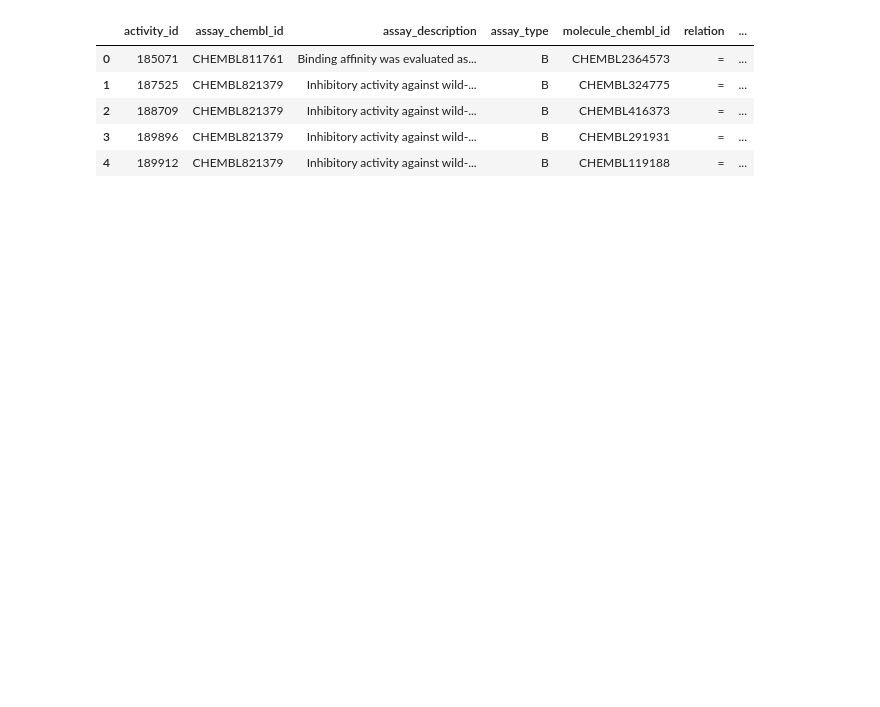
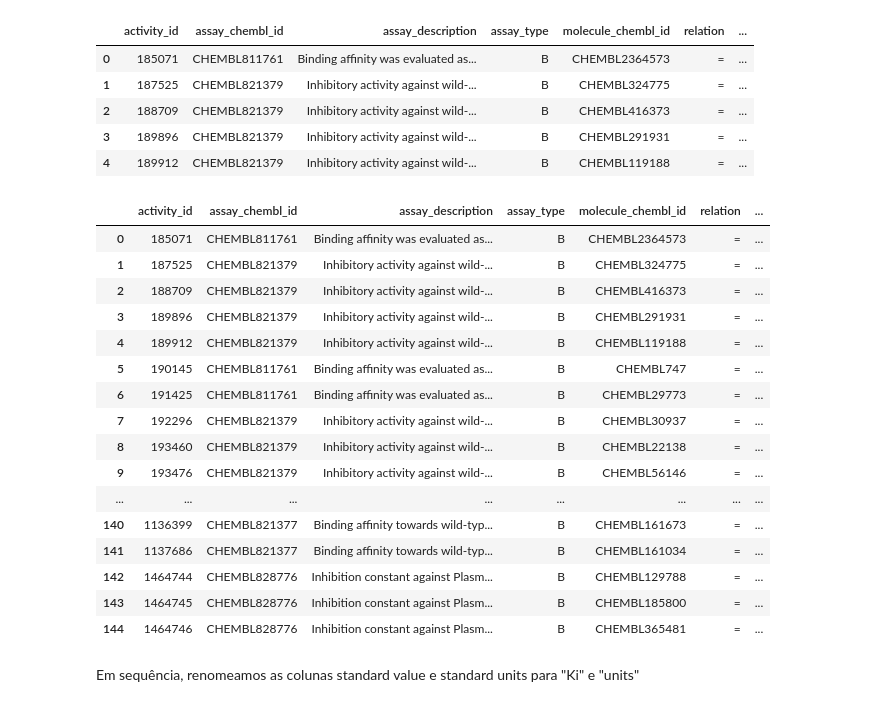
Before and after one commit to luxirio/masters, a Jupyter notebook: Ligantes_Mestrado.ipynb, the cells around one changed output. Saved outputs shown, nothing was run; the diff lists cells and outputs as text; code cells hidden in the pictures; blank space fills up the shorter version.

```diff
--- a/Ligantes_Mestrado.ipynb
+++ b/Ligantes_Mestrado.ipynb
@@ -174 +176,5 @@ Pois é, vemos que na verdade das mais de 700 atividades biológicas medidas, po
+# %%
+def df_inteiro(df):
+    with pd.option_context("display.max_rows", None, "display.max_columns", None):
+        display(df)
 # %%
@@ -181,3 +187,25 @@ bioactivities_df.head()
 | 2 | 188709 | CHEMBL821379 | Inhibitory activity against wild-... | B | CHEMBL416373 | = | ... |
 | 3 | 189896 | CHEMBL821379 | Inhibitory activity against wild-... | B | CHEMBL291931 | = | ... |
 | 4 | 189912 | CHEMBL821379 | Inhibitory activity against wild-... | B | CHEMBL119188 | = | ... |
+# %%
+df_inteiro(bioactivities_df) #IMPORTANTE (mostrando o dataframe por completo, caso precise acessá-lo do jupyter notebook)
+# %% [output]
+|  | activity_id | assay_chembl_id | assay_description | assay_type | molecule_chembl_id | relation | ... |
+| 0 | 185071 | CHEMBL811761 | Binding affinity was evaluated as... | B | CHEMBL2364573 | = | ... |
+| 1 | 187525 | CHEMBL821379 | Inhibitory activity against wild-... | B | CHEMBL324775 | = | ... |
+| 2 | 188709 | CHEMBL821379 | Inhibitory activity against wild-... | B | CHEMBL416373 | = | ... |
+| 3 | 189896 | CHEMBL821379 | Inhibitory activity against wild-... | B | CHEMBL291931 | = | ... |
+| 4 | 189912 | CHEMBL821379 | Inhibitory activity against wild-... | B | CHEMBL119188 | = | ... |
+| 5 | 190145 | CHEMBL811761 | Binding affinity was evaluated as... | B | CHEMBL747 | = | ... |
+| 6 | 191425 | CHEMBL811761 | Binding affinity was evaluated as... | B | CHEMBL29773 | = | ... |
+| 7 | 192296 | CHEMBL821379 | Inhibitory activity against wild-... | B | CHEMBL30937 | = | ... |
+| 8 | 193460 | CHEMBL821379 | Inhibitory activity against wild-... | B | CHEMBL22138 | = | ... |
+| 9 | 193476 | CHEMBL821379 | Inhibitory activity against wild-... | B | CHEMBL56146 | = | ... |
+| ... | ... | ... | ... | ... | ... | ... | ... |
+| 140 | 1136399 | CHEMBL821377 | Binding affinity towards wild-typ... | B | CHEMBL161673 | = | ... |
+| 141 | 1137686 | CHEMBL821377 | Binding affinity towards wild-typ... | B | CHEMBL161034 | = | ... |
+| 142 | 1464744 | CHEMBL828776 | Inhibition constant against Plasm... | B | CHEMBL129788 | = | ... |
+| 143 | 1464745 | CHEMBL828776 | Inhibition constant against Plasm... | B | CHEMBL185800 | = | ... |
+| 144 | 1464746 | CHEMBL828776 | Inhibition constant against Plasm... | B | CHEMBL365481 | = | ... |
+# %% [markdown]
+Em sequência, renomeamos as colunas standard value e standard units para "Ki" e "units"
```
Also changed, not shown: parts of 32 cells of this notebook.
